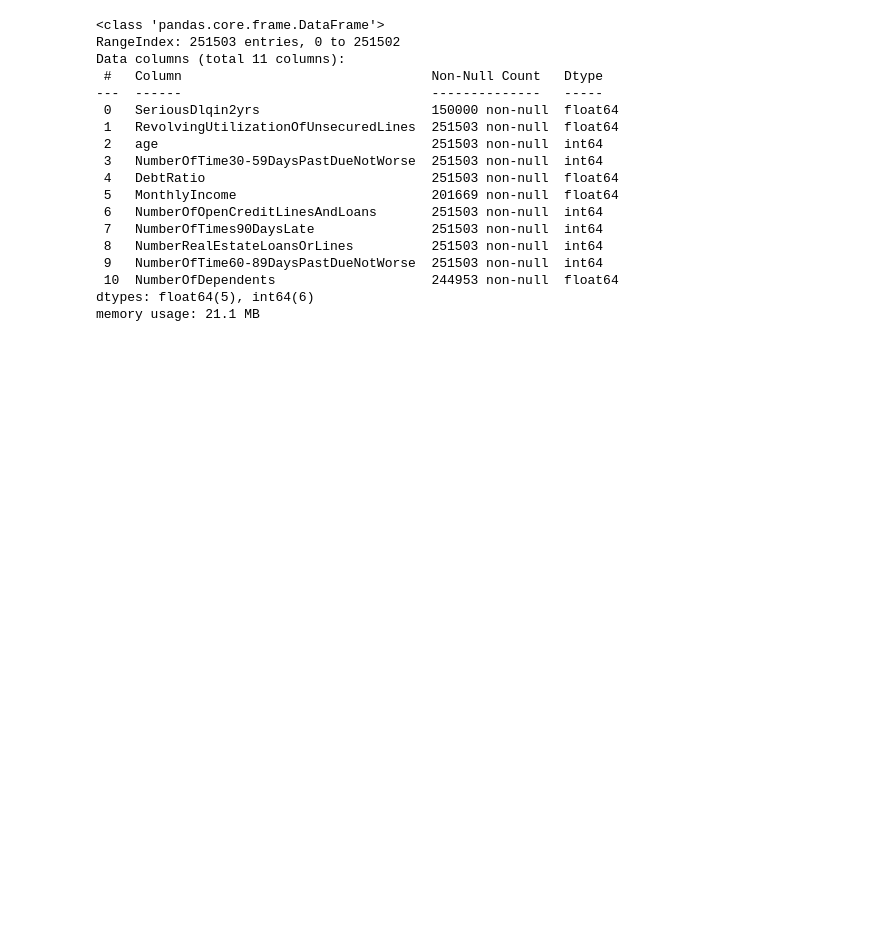
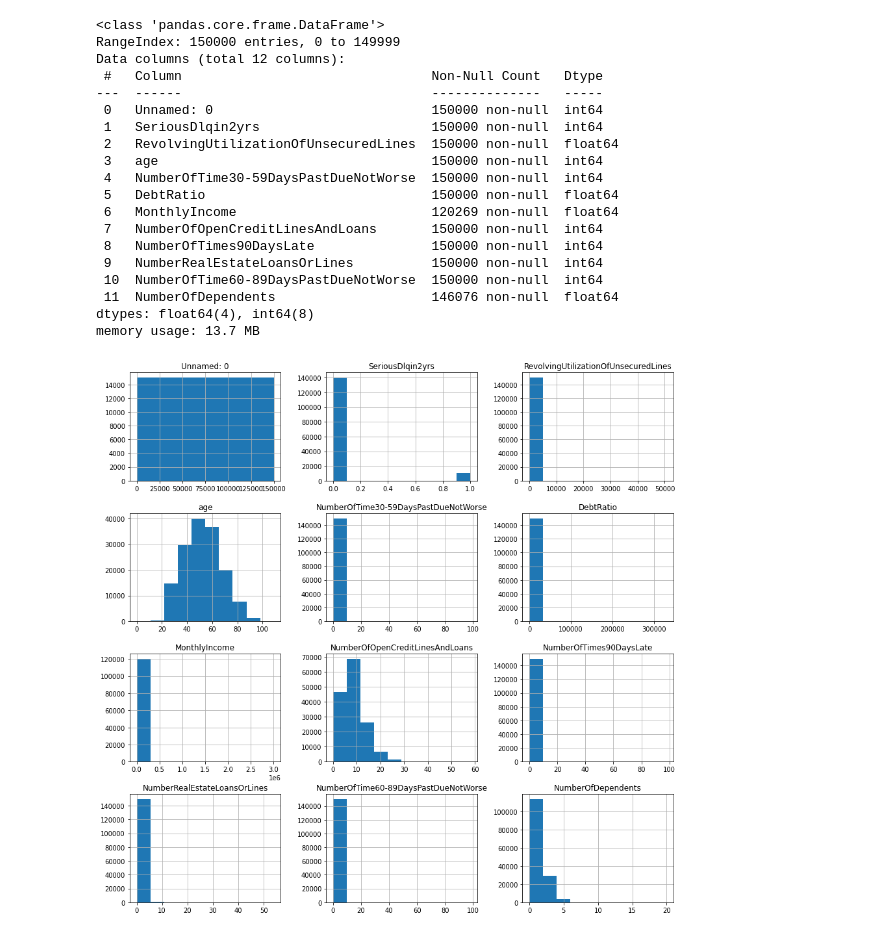
Before and after one commit to PDCaire10/USIL_Capstone_202202_G10_MLP_Bagging, a Jupyter notebook: Modelo_PNN+Bagging.ipynb, the cells around one changed output. Drawn from its saved outputs; the diff is of its cells as text; code cells hidden in the pictures; blank space fills up the shorter version.

```diff
--- a/Modelo_PNN+Bagging.ipynb
+++ b/Modelo_PNN+Bagging.ipynb
@@ -25,2 +37,0 @@ datos.head()
-# %%
-datos=datos.drop(["Unnamed: 0"], axis=1)
@@ -28,20 +66,25 @@ datos=datos.drop(["Unnamed: 0"], axis=1)
 datos.info()
 # %% [output]
 <class 'pandas.core.frame.DataFrame'>
-RangeIndex: 251503 entries, 0 to 251502
-Data columns (total 11 columns):
+RangeIndex: 150000 entries, 0 to 149999
+Data columns (total 12 columns):
  #   Column                                Non-Null Count   Dtype
 ---  ------                                --------------   -----
- 0   SeriousDlqin2yrs                      150000 non-null  float64
- 1   RevolvingUtilizationOfUnsecuredLines  251503 non-null  float64
- 2   age                                   251503 non-null  int64
- 3   NumberOfTime30-59DaysPastDueNotWorse  251503 non-null  int64
- 4   DebtRatio                             251503 non-null  float64
- 5   MonthlyIncome                         201669 non-null  float64
- 6   NumberOfOpenCreditLinesAndLoans       251503 non-null  int64
- 7   NumberOfTimes90DaysLate               251503 non-null  int64
- 8   NumberRealEstateLoansOrLines          251503 non-null  int64
- 9   NumberOfTime60-89DaysPastDueNotWorse  251503 non-null  int64
- 10  NumberOfDependents                    244953 non-null  float64
-dtypes: float64(5), int64(6)
-memory usage: 21.1 MB
+ 0   Unnamed: 0                            150000 non-null  int64
+ 1   SeriousDlqin2yrs                      150000 non-null  int64
+ 2   RevolvingUtilizationOfUnsecuredLines  150000 non-null  float64
+ 3   age                                   150000 non-null  int64
+ 4   NumberOfTime30-59DaysPastDueNotWorse  150000 non-null  int64
+ 5   DebtRatio                             150000 non-null  float64
+ 6   MonthlyIncome                         120269 non-null  float64
+ 7   NumberOfOpenCreditLinesAndLoans       150000 non-null  int64
+ 8   NumberOfTimes90DaysLate               150000 non-null  int64
+ 9   NumberRealEstateLoansOrLines          150000 non-null  int64
+ 10  NumberOfTime60-89DaysPastDueNotWorse  150000 non-null  int64
+ 11  NumberOfDependents                    146076 non-null  float64
+dtypes: float64(4), int64(8)
+memory usage: 13.7 MB
+# %%
+datos.hist(figsize=[15,15]);
+# %% [output]
+[figure, added]
```
Also changed, not shown: parts of 24 cells of this notebook.
